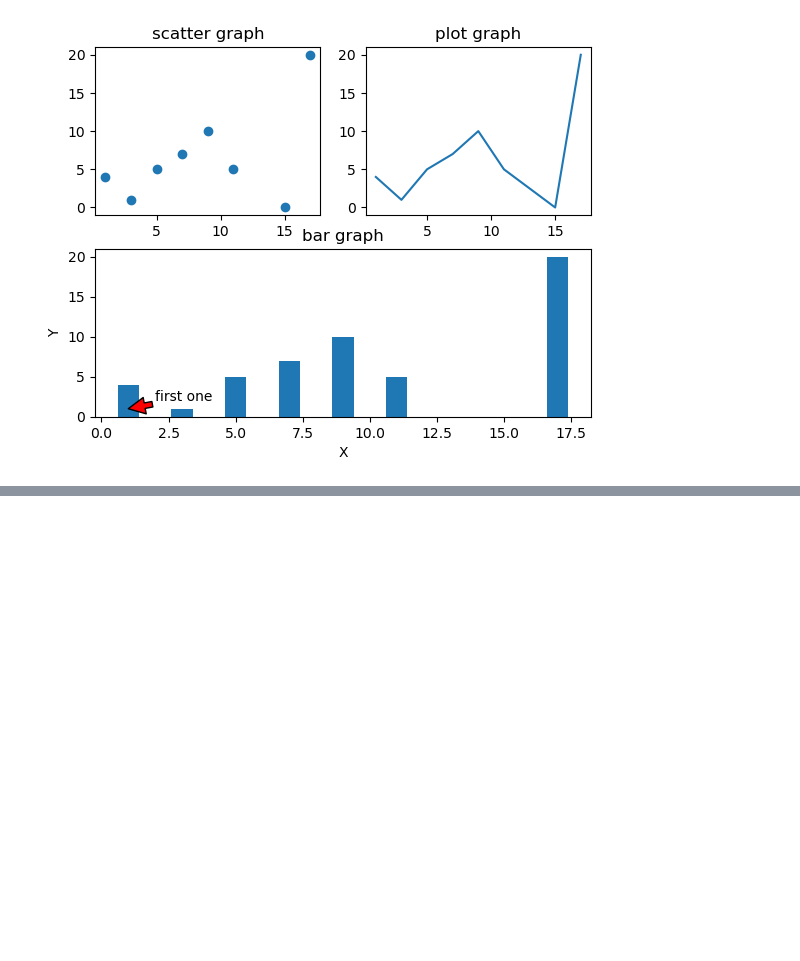
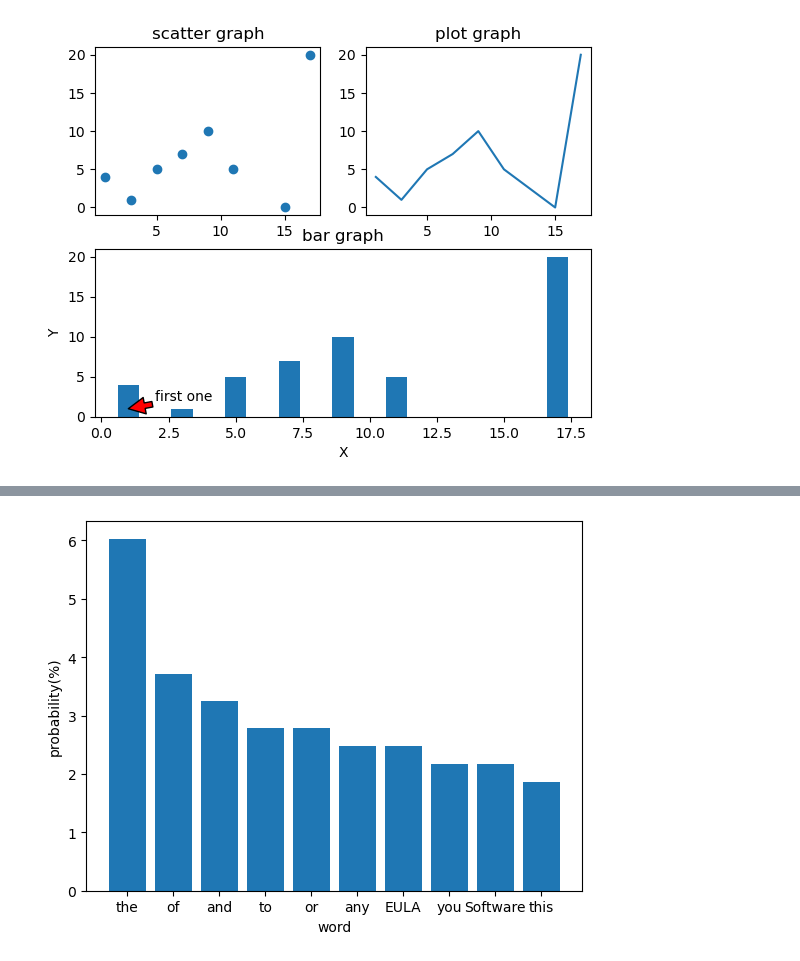
Before and after one commit to MemoryFactory/jupyter_basic, a Jupyter notebook: python_basic_exercises.ipynb, the cells around one changed output, grey strips where cells are left out. Saved outputs shown, nothing was run; the diff lists cells and outputs as text; code cells hidden in the pictures; blank space fills up the shorter version.

```diff
--- a/python_basic_exercises.ipynb
+++ b/python_basic_exercises.ipynb
@@ -100,7 +100,7 @@ s = zip(n.values(),n.keys())
 
 output = open('./temp/result.txt','w')
 for item in sorted(s,reverse=True):
-    output.write(f'{item[1]}: {item[0]}\n')
+    output.write(f'{item[1]} {item[0]}\n') #CSV format
 output.close()
 # %% [output]
 the: 39
@@ -266,0 +338,30 @@ plt.show()
+# %%
+import csv
+import matplotlib.pyplot as plt
+
+word=[]
+num=[]
+sum=0
+
+with open('temp/result.txt','r') as file: # result.txt来自Program 5.4
+    items = csv.reader(file, delimiter=' ')
+    # print(tuple(items))
+    for item in items:
+        word.append(item[0])
+        re_num=(int(item[1]))
+        num.append(int(re_num))
+        sum=sum+int(re_num)
+
+x=[]
+y=[]
+
+for i in range(10):
+    x.append(word[i])
+    y.append(num[i]/sum*100)
+
+plt.bar(x,y)
+plt.xlabel('word')
+plt.ylabel('probability(%)')
+plt.show()
+# %% [output]
+[figure, added]
```
Also changed, not shown: parts of 4 cells of this notebook, 1 other file.
